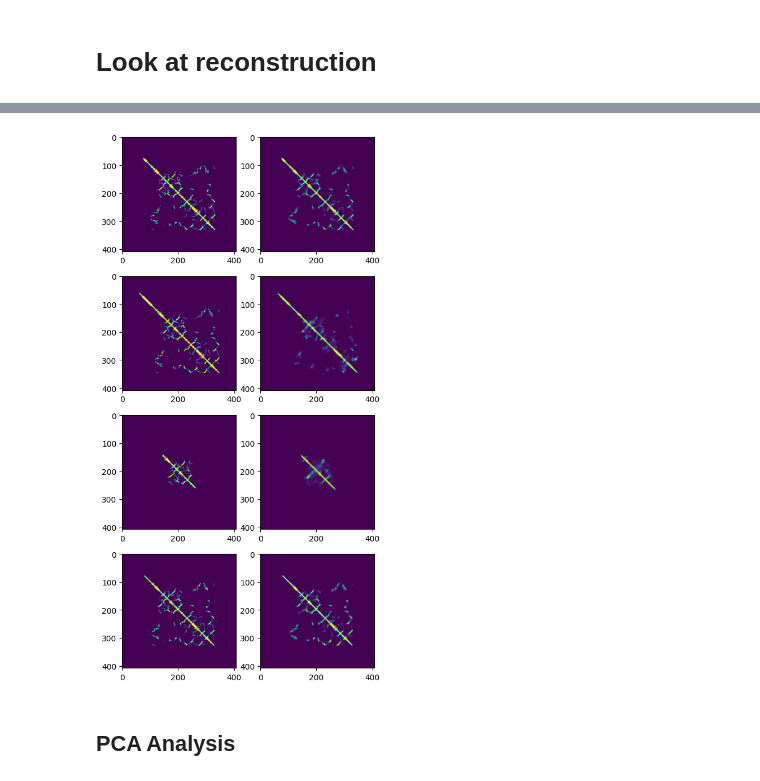
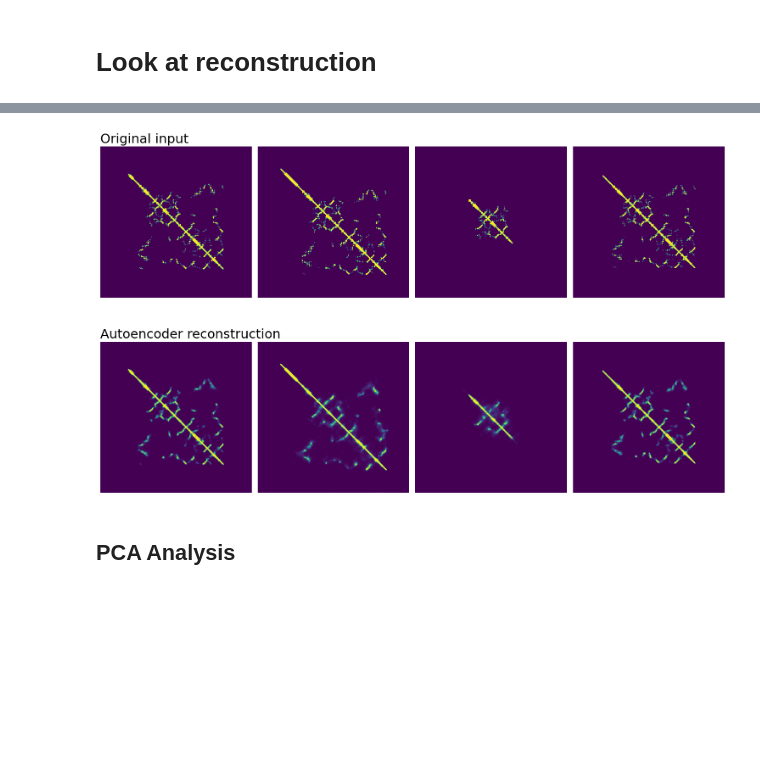
Before and after one commit to Emmanuel-mg/Unsupervised-clustering-of-proteins-using-contact-maps, a Jupyter notebook: reconstruct.ipynb, the cells around one changed output, grey strips where cells are left out. Cells and saved outputs as stored; diff of their text form; code cells hidden in the pictures; blank space fills up the shorter version.

```diff
--- a/reconstruct.ipynb
+++ b/reconstruct.ipynb
@@ -80,4 +80,4 @@ class AutoEncoder(L.LightningModule):
 # %% [markdown]
 # Look at reconstruction
 # %%
-model = AutoEncoder.load_from_checkpoint('logs/lightning_logs/version_1/checkpoints/epoch=99-step=2300.ckpt', num_input_channels=1, base_channel_size=24, latent_dim=100)
+model = AutoEncoder.load_from_checkpoint('logs/lightning_logs/1000/epoch=399-step=9200.ckpt', num_input_channels=1, base_channel_size=24, latent_dim=1000)
@@ -84,12 +86,14 @@ model = AutoEncoder.load_from_checkpoint('logs/lightning_logs/version_1/checkpoi
 # %%
 cmaps = os.listdir('cmaps')
 maps = []
+length = []
 for map in cmaps:
     max_size = 408
     im_reshape = np.zeros((max_size, max_size))
     im = np.asarray(Image.open(os.path.join('cmaps', map)))
     im_correct = im[im.any(axis=1)][:, im.any(axis=0)]
     n, p = im_correct.shape
+    length.append(n)
     # The data is rescalde between 0 and 1
     im_rescale = - (im_correct / 255) + 1
     # Center and reshape the data
@@ -99,19 +103,21 @@ for map in cmaps:
 maps = torch.tensor(np.array(maps), dtype=torch.float32)
 # %%
 samples = np.random.choice(range(len(maps)), 4)
-fig, ax = plt.subplots(4, 2, figsize = (15,10))
-
-for j in range(len(ax)):
-    ax[j,0].set_aspect('equal')
-    ax[j,0].imshow(maps[j][0])
+fig, ax = plt.subplots(2, 4, figsize = (15,10))
+for j in range(len(ax[0])):
+    ax[0,j].set_aspect('equal')
+    ax[0,j].imshow(maps[j][0])
+    ax[0,j].axis('off')
     pred = model.forward(maps[j].unsqueeze(dim=0)).detach().numpy()
-    ax[j,1].set_aspect('equal')
-    ax[j,1].imshow(pred[0,0])
+    ax[1,j].set_aspect('equal')
+    ax[1,j].imshow(pred[0,0])
+    ax[1,j].axis('off')
+ax[0,0].set_title("Original input", size=22, loc='left')
+ax[1,0].set_title("Autoencoder reconstruction", size=22, loc='left')
 plt.tight_layout()
-plt.subplots_adjust(wspace=-0.8)
 plt.show()
 # %% [output]
-[figure, old version]
+[figure, new version]
 # %% [markdown]
 ## PCA Analysis
 # %%
```
Also changed, not shown: parts of 26 cells of this notebook, 7 other files.
